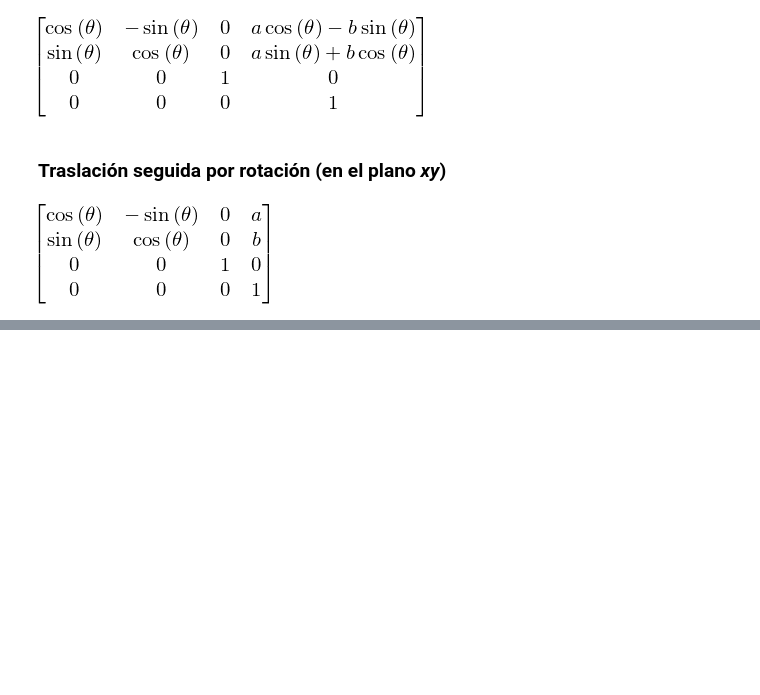
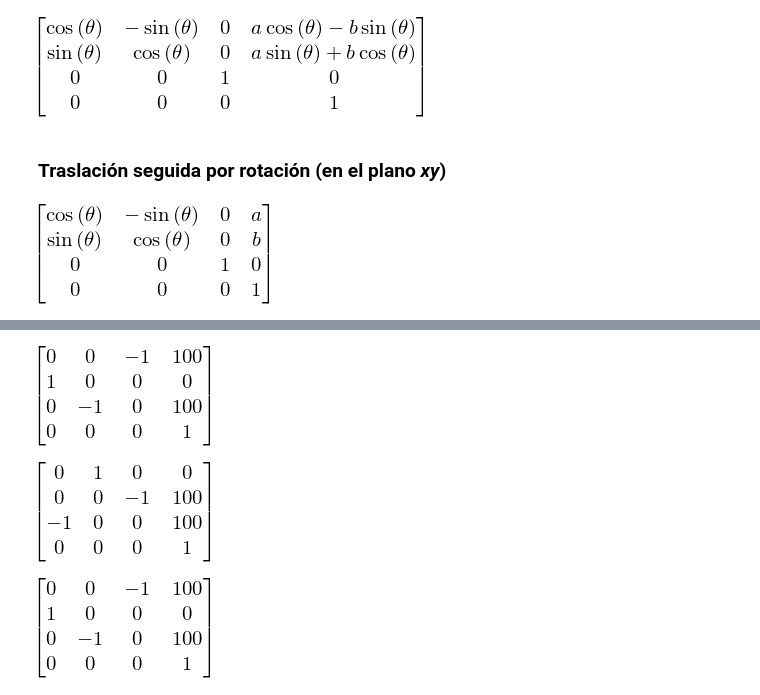
Before and after one commit to iro-upgto/rkd, a Jupyter notebook: examples/nbook/es/didactic/Transformaciones homogéneas.ipynb, the cells around one changed output, grey strips where cells are left out. Drawn from its saved outputs; the diff is of its cells as text; code cells hidden in the pictures; blank space fills up the shorter version.

```diff
--- a/examples/nbook/es/didactic/Transformaciones homogéneas.ipynb
+++ b/examples/nbook/es/didactic/Transformaciones homogéneas.ipynb
@@ -42,0 +91,15 @@ htmtra([a,b,0])*htmrot(theta, "z")
+# %%
+T21 = htmtra([100,0,100])*htmrot(-pi/2, "y")*htmrot(pi/2, "z")
+T21
+# %% [output]
+[figure, added]
+# %%
+T20 = T10*T21
+T20
+# %% [output]
+[figure, added]
+# %%
+T02 = T20.inv()
+T02
+# %% [output]
+[figure, added]
```
Also changed, not shown: parts of 8 cells of this notebook, 7 other files.
